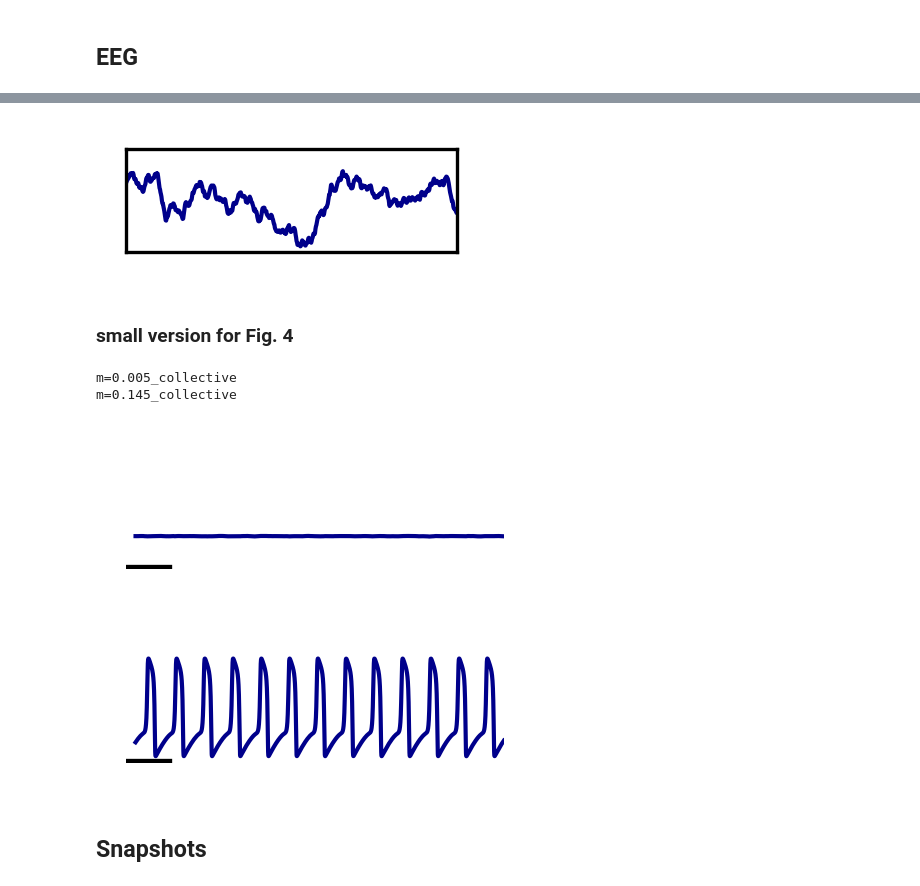
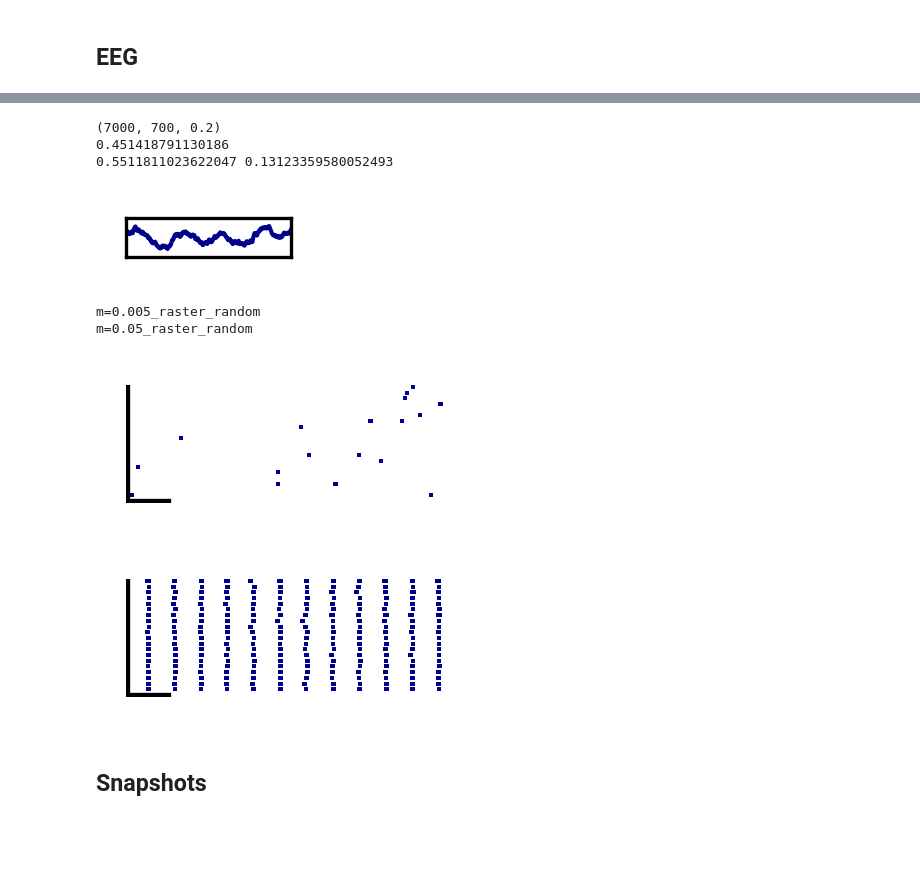
Before and after one commit to Priesemann-Group/perspective_heart_and_brain, a Jupyter notebook: notebooks_figures_paper/FHN_erdos-renyi_toybrain.ipynb, the cells around one changed output, grey strips where cells are left out. Drawn from its saved outputs; the diff is of its cells as text; code cells hidden in the pictures; blank space fills up the shorter version.

Commit message:
corrected gitignore to not push data from others; fixed figures for Fig. 3

```diff
--- a/notebooks_figures_paper/FHN_erdos-renyi_toybrain.ipynb
+++ b/notebooks_figures_paper/FHN_erdos-renyi_toybrain.ipynb
@@ -173,7 +118,7 @@ collective_data = {
     "m=0.05_collective": df_collective_burst,
 }
 inset = {
-    "m=0.005_collective": (5300, 700, 0.3),
-    # "m=0.005_collective": (1300, 700, 0.2),
+    "m=0.005_collective": (7000, 700, 0.2),
+    "m=0.05_collective": None,
 }
 signal_range = [-0.9, 2.4]
@@ -232,34 +185,41 @@ m=0.005_collective
 # %%
 # plot insets (self-consistent scale the inset by factor 5
-width_ref = 60 * mm
-height_ref = 24 * mm
-factor = 4
+width_ref = 28 * mm
+height_ref = 10 * mm
+factor = 2
 
 label='m=0.005_collective'
 data = inset[label]
+print(data)
 time, duration, dy = data
 
-width = width_ref * duration / np.diff(time_range)[0] * factor
-height = height_ref * dy / np.diff(signal_range)[0] * factor
+# width = width_ref * duration / np.diff(time_range_small)[0] * factor
+# height = height_ref * dy / np.diff(time_range_small)[0] * factor
+width = width_ref / 2
+height = height_ref / 3
+
 fig = plt.figure(figsize=(width, height), dpi=300)
 ax = plt.axes([0., 0., 1., 1.], frameon=True, xticks=[],yticks=[])
 # ax = plt.axes([0., 0., 1., 1.])
 
 # plot from dataframe time vs signal
 df = collective_data[label]
 df_plot = df[(df['time'] > time) & (df['time'] < time+duration)]
 ax.plot(df_plot['time'], df_plot['collective'], color='darkblue', lw=1)
 
 # set limits to time range
 ax.set_xlim([time, time+duration])
 mean_y = np.mean(df_plot['collective'])
+print(mean_y)
 ax.set_ylim([mean_y-dy/2, mean_y+dy/2])
 
 # set actual size of figure
+print(width, height)
 fig.set_size_inches(width, height)
 
 fig.savefig(path_figures+f"FHN_erdos_renyi_toybrain_{label}_inset.pdf", **savefig_args)
 # %% [output]
+(7000, 700, 0.2)
+0.451418791130186
+0.5511811023622047 0.13123359580052493
-[figure, old version]
+[figure, new version]
-# %% [markdown]
-### small version for Fig. 4
@@ -277,40 +239,48 @@ scale_collective = {
 # %%
-width = 32 * mm
+from matplotlib.patches import Rectangle
+
+width = 28 * mm
 height = 10 * mm
 
-signal_range = [-15, 45.0]
-time_range_small = np.array([5800, 9800])
+# iterate over the raster data dictionary
+for (label, data) in raster_data.items():
+    print(label)
+    ids = raster_ids[label]
+    # reduce dataframe to ids
+    data_plot = data[data['id'].isin(ids)]
+    num_nodes = len(ids)
 
-# iterate over the raster data dictionary
-for (label, df) in collective_data.items():
-    print(label)
     fig = plt.figure(figsize=(width, height), dpi=300)
-    # left, bottom, width, height
-    ax = plt.axes([0.0, 0.0, 1.0, 1.0], frameon=False, xticks=[],yticks=[])
-    # ax = plt.axes([0., 0., 1., 1.])
+    ax = plt.axes([0., 0., 1., 1.], frameon=False, xticks=[],yticks=[])
+    # ax = plt.axes([0.065, 0.18, 0.91, 0.81], frameon=True, yticks=[])
 
-    # plot from dataframe time vs signal
-    shift = 100
-    df_plot = df[(df['time'] > time_range_small[0] + shift) & (df['time'] < time_range_small[1])]
-    ax.plot(df_plot['time'], df_plot['collective'], color='darkblue', lw=1)
+    # plot all action potentials from dataframe as horizontal lines with y value id and length duration
+    for i, row in data_plot.iterrows():
+        time = row['time']
+        duration = row['duration']
+        # index as the location of node in ids
+        index = np.where(ids == row['id'])[0][0]
+        # plot a rectangle for each action potential in firebrick
+        ax.add_patch(Rectangle(xy=(time, num_nodes-index-height_bar/2), width=duration, height=height_bar, facecolor='darkblue'))
 
     # set limits to time range
     ax.set_xlim(time_range_small)
-    ax.set_ylim(signal_range)
+    ax.set_ylim(-height_bar/2, num_nodes+height_bar/2)
 
-    # add scale bars
-    ax.plot([scale_time[label], scale_time[label]+scale_time['width']], [signal_range[0], signal_range[0]], color='black', lw=2)
-    ax.plot([scale_collective['time'], scale_collective['time']], [signal_range[0], signal_range[0]+scale_collective['height']], color='black', lw=1)
+    # # add scale bars
+    ax.plot([time_range_small[0], time_range_small[0] + scale_time['width']], [-height_bar/2, -height_bar/2], color='black', lw=2)
+    ax.plot([time_range_small[0], time_range_small[0]], [-height_bar/2, num_nodes+height_bar/2], color='black', lw=2)
+
 
     # set actual size of figure
     fig.set_size_inches(width, height)
 
-    fig.savefig(path_figures+f"FHN_erdos_renyi_toybrain_{label}_small.pdf", **savefig_args)
+    fig.savefig(path_figures+f"FHN_erdos_renyi_toybrain_{label}.pdf", **savefig_args)
 # %% [output]
-m=0.005_collective
-m=0.145_collective
+m=0.005_raster_random
+m=0.05_raster_random
-[figure, old version]
+[figure, new version]
-[figure, old version]
+[figure, new version]
 # %% [markdown]
 ## Snapshots
 # %%
```
Also changed, not shown: parts of 17 cells of this notebook, 1 other file.
